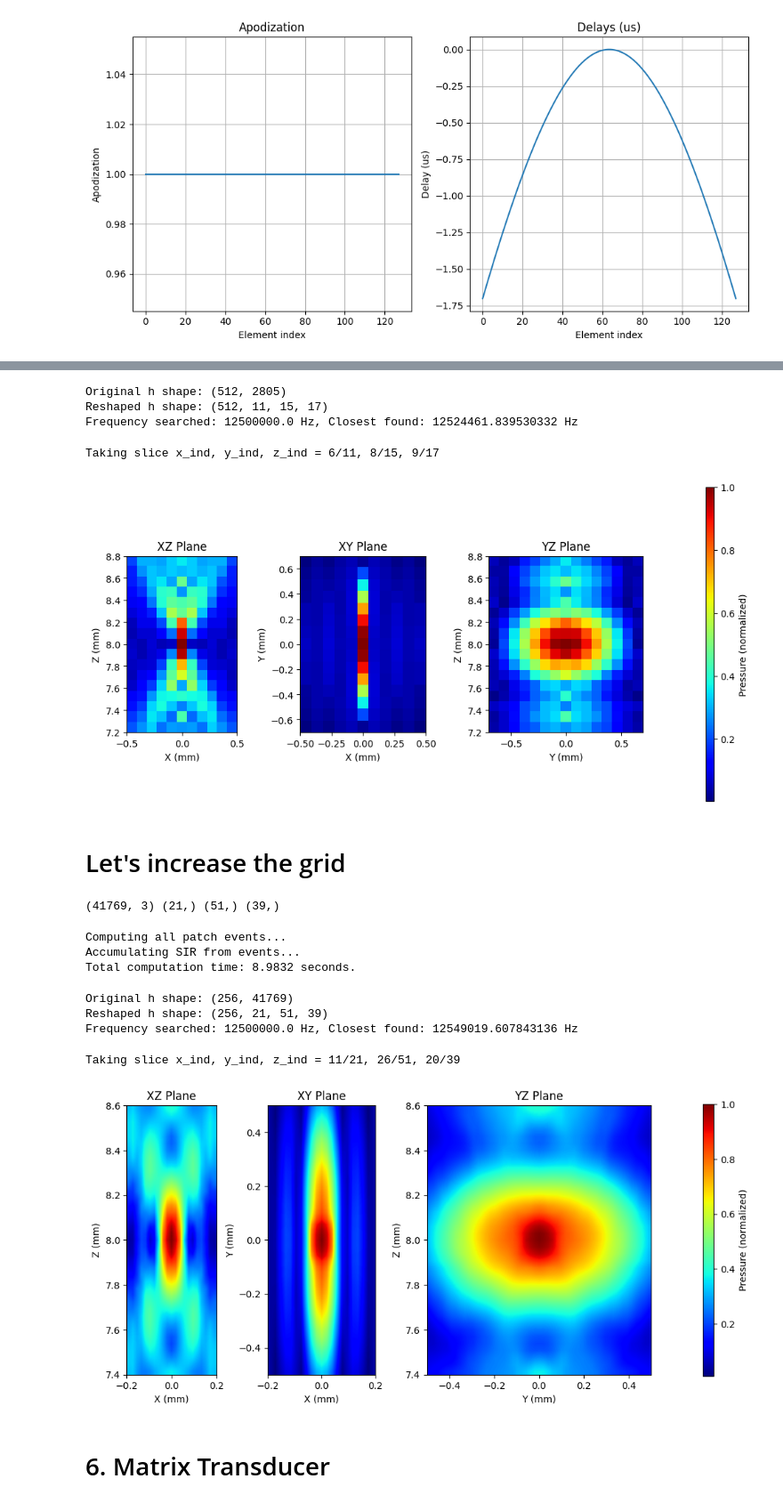
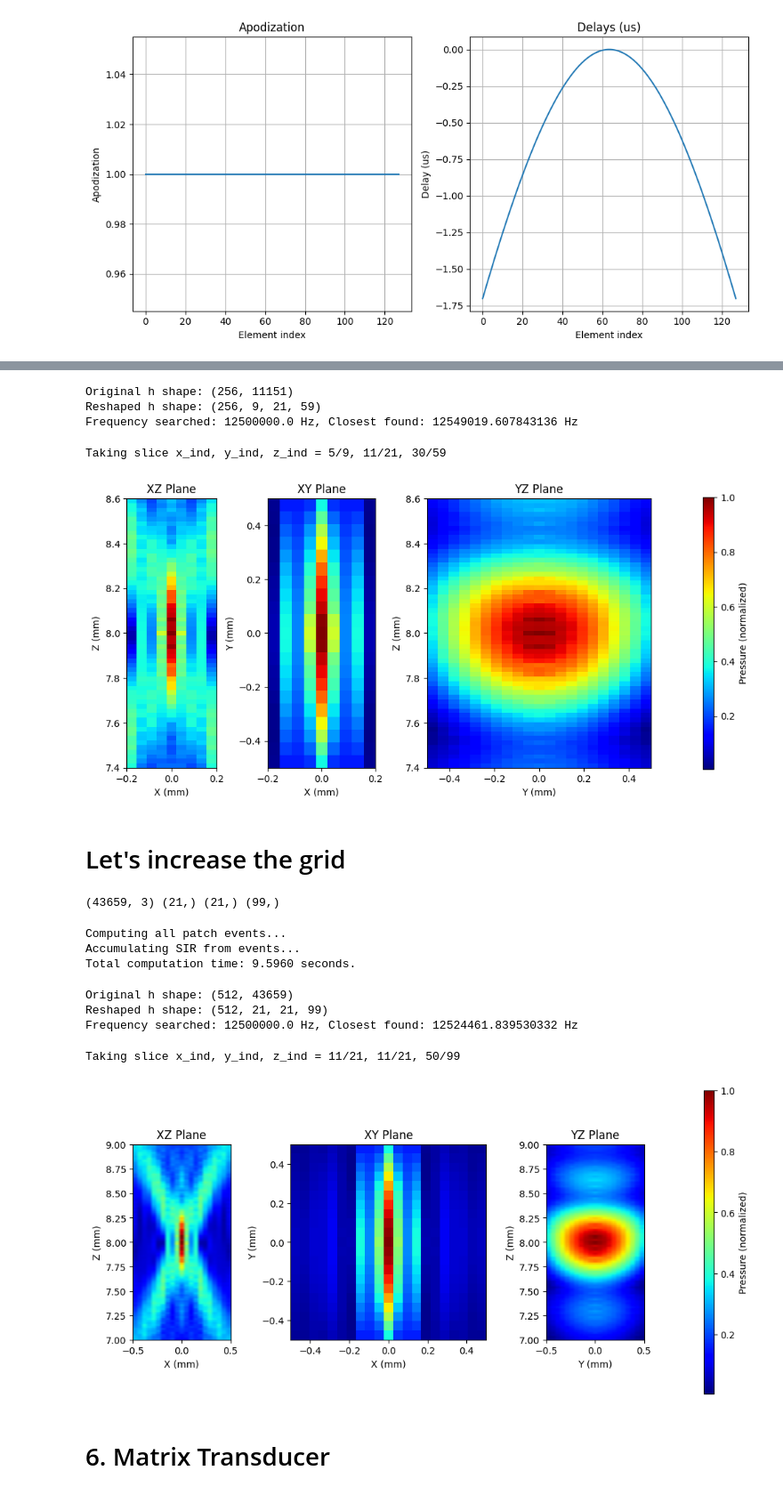
Before and after one commit to EstebanRivera08/eSDIva, a Jupyter notebook: notebook/PyFieldTest.ipynb, the cells around one changed output, grey strips where cells are left out. Shown at 89% size. Saved outputs shown, nothing was run; the diff lists cells and outputs as text; code cells hidden in the pictures.

```diff
--- a/notebook/PyFieldTest.ipynb
+++ b/notebook/PyFieldTest.ipynb
@@ -789,7 +789,7 @@ from numba import njit, prange
 def compute_patch_sir(wx, wy, xp, yp, l, c0, apod, delay, sampling_rate_Hz, lambda_mm):
     # Common sampling rate is 100 MHz
     # Then minimum time step is 0.01 us,
-    epsilon = 1/(2*sampling_rate_Hz) # 1 ns
+    epsilon = 1/(sampling_rate_Hz) # 1 ns
     Dt1 = min(abs(wx * xp / c0), abs(wy * yp / c0))
     Dt2 = max(abs(wx * xp / c0), abs(wy * yp / c0))
     area = wx * wy / (2 * np.pi * l)
@@ -972,49 +972,49 @@ Total computation time: 0.5473 seconds.
 # %%
 pressure_field = compute_pressure_from_SIR(h, x, y, z, [fieldv2.fc, fieldv2.fs])
 # %% [output]
-Original h shape: (512, 2805)
-Reshaped h shape: (512, 11, 15, 17)
-Frequency searched: 12500000.0 Hz, Closest found: 12524461.839530332 Hz
+Original h shape: (256, 11151)
+Reshaped h shape: (256, 9, 21, 59)
+Frequency searched: 12500000.0 Hz, Closest found: 12549019.607843136 Hz
 # %%
 plot_field_planes(pressure_field, x, y, z)
 # %% [output]
-Taking slice x_ind, y_ind, z_ind = 6/11, 8/15, 9/17
+Taking slice x_ind, y_ind, z_ind = 5/9, 11/21, 30/59
-[figure, old version]
+[figure, new version]
 # %%
 plot_pressure_field(pressure_field, x, y, z)
 # %% [markdown]
 # Let's increase the grid
 # %%
 simulation_struct = {
-    "x_extent" : [-0.2e-3, 0.2e-3],
+    "x_extent" : [-0.5e-3, 0.5e-3],
     "y_extent" : [-0.5e-3, 0.5e-3],
-    "z_extent" : [7.4e-3, 8.6e-3],
-    "dx" : 0.2e-4,
-    "dy" : 0.2e-4,
-    "dz" : 0.3e-4,
+    "z_extent" : [7e-3, 9e-3],
+    "dx" : 0.05e-3,
+    "dy" : 0.05e-3,
+    "dz" : 0.02e-3,
 }
 
 x, y, z, grid_points = create_simulation_grid(simulation_struct)
 print(grid_points.shape, x.shape, y.shape, z.shape)
 # %% [output]
-(41769, 3) (21,) (51,) (39,)
+(43659, 3) (21,) (21,) (99,)
 # %%
 start_time, h = fieldv2.spatial_impulse_response(grid_points)
 # %% [output]
 Computing all patch events...
 Accumulating SIR from events...
-Total computation time: 8.9832 seconds.
+Total computation time: 9.5960 seconds.
 # %%
 pressure_field = compute_pressure_from_SIR(h, x, y, z, [field.fc, field.fs])
 # %% [output]
-Original h shape: (256, 41769)
-Reshaped h shape: (256, 21, 51, 39)
-Frequency searched: 12500000.0 Hz, Closest found: 12549019.607843136 Hz
+Original h shape: (512, 43659)
+Reshaped h shape: (512, 21, 21, 99)
+Frequency searched: 12500000.0 Hz, Closest found: 12524461.839530332 Hz
 # %%
-plot_field_planes(pressure_field, x, y, z, interpolation='bilinear')
+plot_field_planes(pressure_field, x, y, z)
 # %% [output]
-Taking slice x_ind, y_ind, z_ind = 11/21, 26/51, 20/39
+Taking slice x_ind, y_ind, z_ind = 11/21, 11/21, 50/99
-[figure, old version]
+[figure, new version]
 # %%
 plot_pressure_field(pressure_field, x, y, z)
 # %% [markdown]
```
Also changed, not shown: parts of 10 cells of this notebook, 15 other files.
